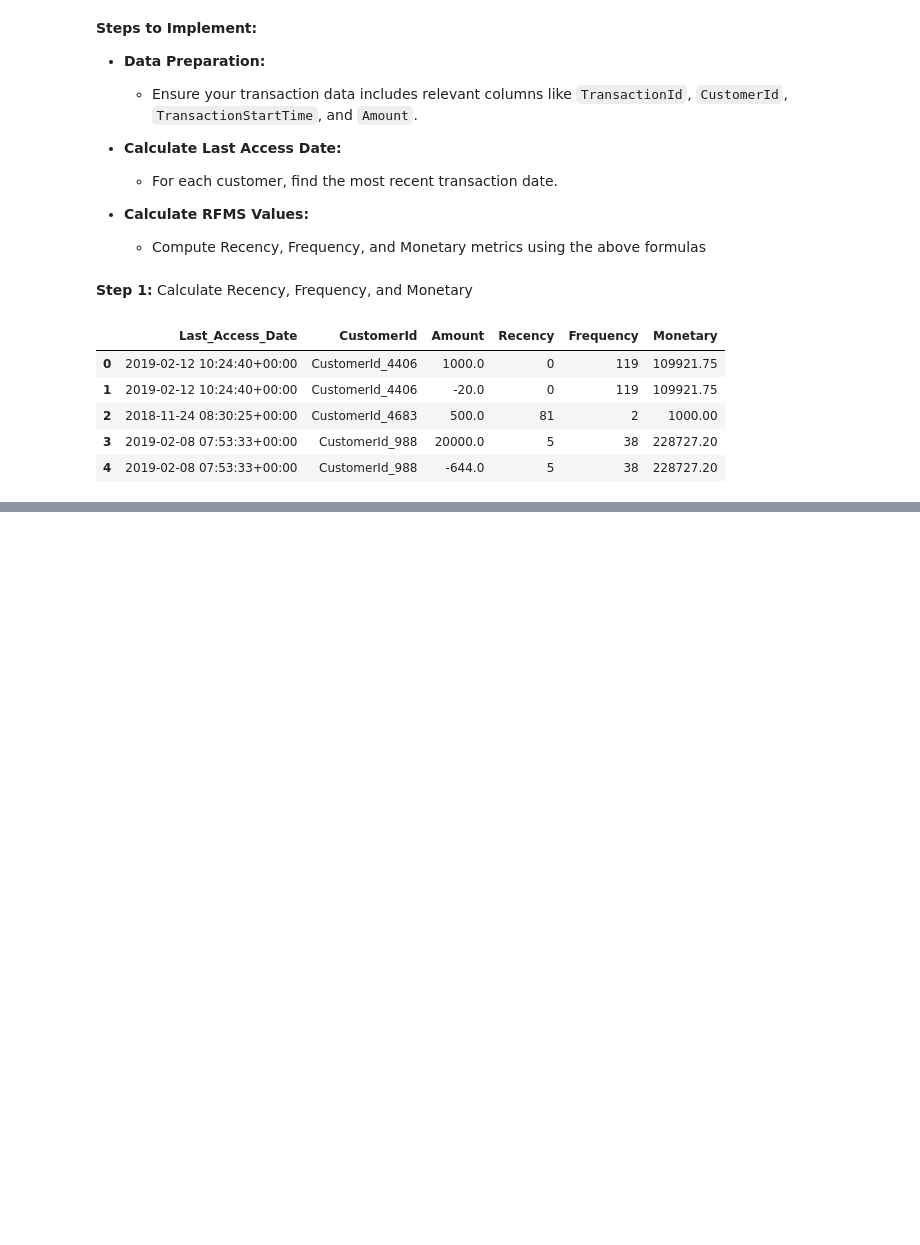
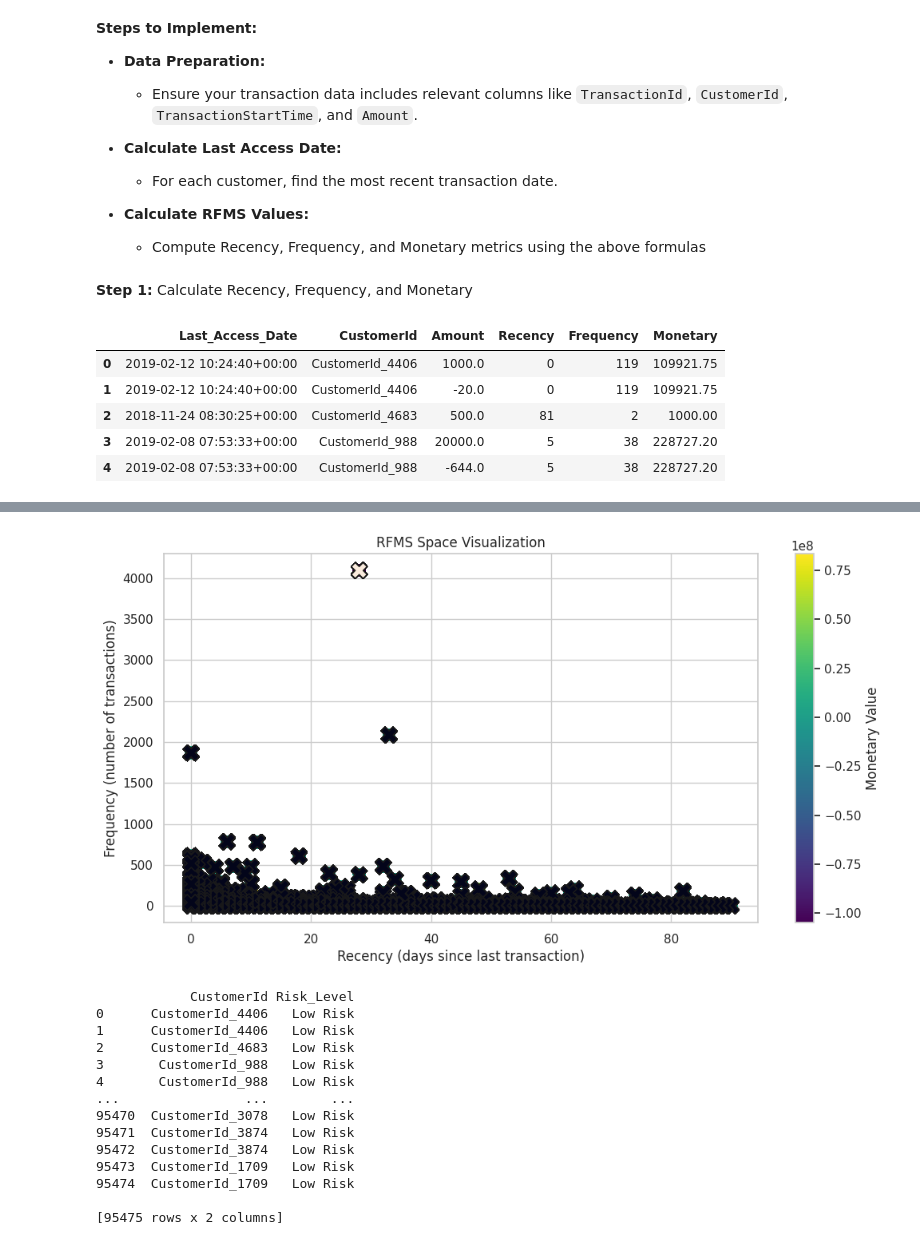
Before and after one commit to epythonlab/bati-bank-credit-scoring, a Jupyter notebook: notebooks/credit_risk_analysis.ipynb, the cells around one changed output, grey strips where cells are left out. Saved outputs shown, nothing was run; the diff lists cells and outputs as text; code cells hidden in the pictures; blank space fills up the shorter version.

```diff
--- a/notebooks/credit_risk_analysis.ipynb
+++ b/notebooks/credit_risk_analysis.ipynb
@@ -538,0 +519,43 @@ NameError: name 'RFMS' is not defined
+# %%
+import pandas as pd
+import matplotlib.pyplot as plt
+import seaborn as sns
+from sklearn.cluster import KMeans
+
+
+# Visualization
+plt.figure(figsize=(12, 6))
+scatter = plt.scatter(rfms_df['Recency'], rfms_df['Frequency'],
+                       c=rfms_df['Monetary'], cmap='viridis', s=100)
+plt.colorbar(scatter, label='Monetary Value')
+plt.xlabel('Recency (days since last transaction)')
+plt.ylabel('Frequency (number of transactions)')
+plt.title('RFMS Space Visualization')
+
+# Clustering to find boundaries (optional)
+kmeans = KMeans(n_clusters=2)
+rfms_df['Risk_Class'] = kmeans.fit_predict(rfms_df[['Recency', 'Frequency']])
+plt.scatter(rfms_df['Recency'], rfms_df['Frequency'],
+            c=rfms_df['Risk_Class'], marker='X', s=200, edgecolor='k')
+
+plt.show()
+
+# Classify users based on risk class
+rfms_df['Risk_Level'] = rfms_df['Risk_Class'].apply(lambda x: 'High Risk' if x == 1 else 'Low Risk')
+print(rfms_df[['CustomerId', 'Risk_Level']])
+# %% [output]
+[figure, added]
+            CustomerId Risk_Level
+0      CustomerId_4406   Low Risk
+1      CustomerId_4406   Low Risk
+2      CustomerId_4683   Low Risk
+3       CustomerId_988   Low Risk
+4       CustomerId_988   Low Risk
+...                ...        ...
+95470  CustomerId_3078   Low Risk
+95471  CustomerId_3874   Low Risk
+95472  CustomerId_3874   Low Risk
+95473  CustomerId_1709   Low Risk
+95474  CustomerId_1709   Low Risk
+
+[95475 rows x 2 columns]
```
Also changed, not shown: parts of 13 cells of this notebook, 1 other file.
